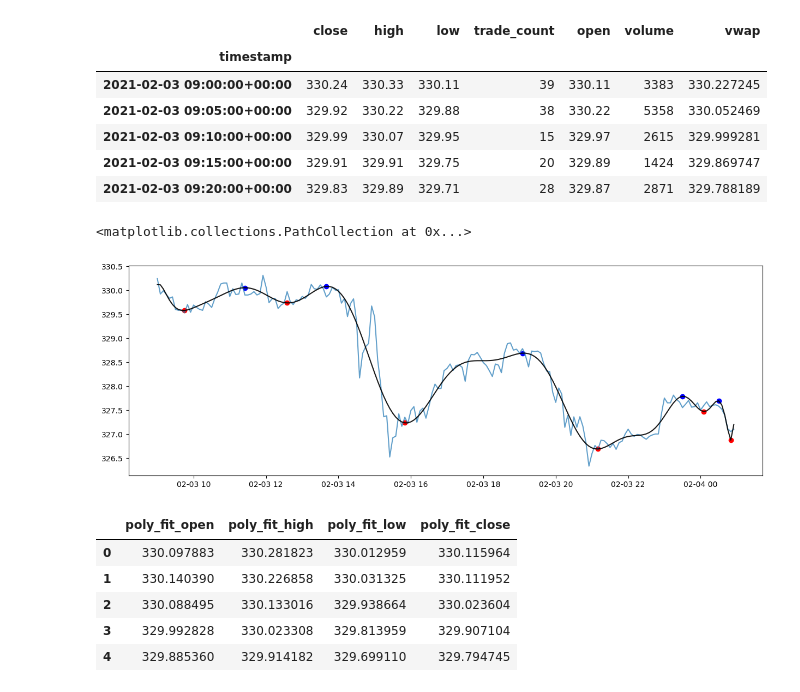
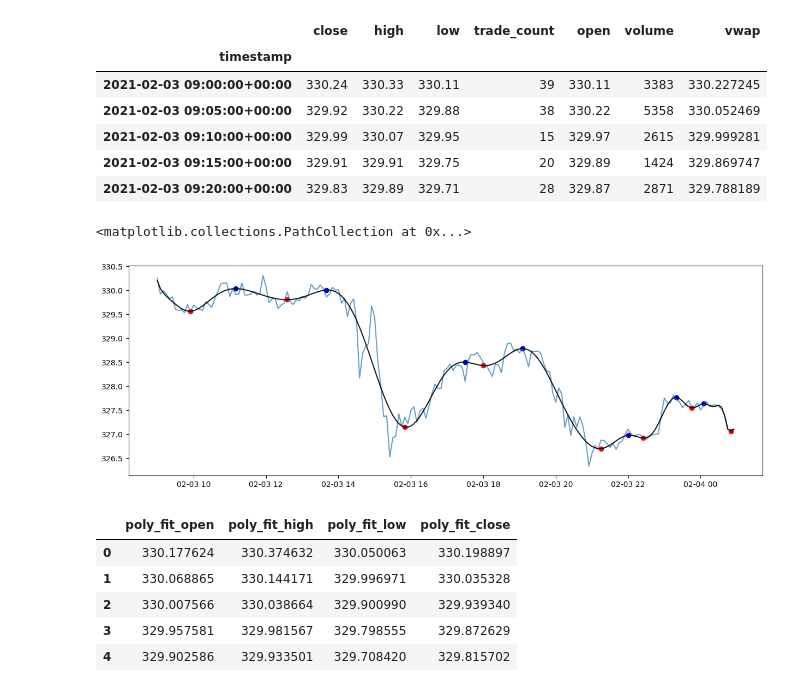
Before and after one commit to dahmadi/TheTrendIsYourFriend, a Jupyter notebook: TrendIsYourFriend_1.0.ipynb, the cells around one changed output. Drawn from its saved outputs; the diff is of its cells as text; code cells hidden in the pictures.

```diff
--- a/TrendIsYourFriend_1.0.ipynb
+++ b/TrendIsYourFriend_1.0.ipynb
@@ -131,7 +126,7 @@ x_data = np.arange(min_length)
 
 # Identify degree of polynomial, this can be adjuster at a later date if needed
 
-polynomial_degree = 25
+polynomial_degree = 75
 
 # Calculate the polynomial coefficients to fit the stock data (OHLC)
 
@@ -164,34 +159,34 @@ plt.plot(stock_data.index[:min_length], y_polynomial_close, '-', markersize=1.0,
 
 # Plot red dots at local minima and blue dots at local maxima
 
 plt.scatter(stock_data.index[local_poly_minima], y_polynomial_close[local_poly_minima], color='red', label='Local Minima')
 plt.scatter(stock_data.index[local_poly_maxima],y_polynomial_close[local_poly_maxima], color="blue", label = "Local Maxima")
 
 # # # Define parameters for double-bottom pattern detection
 # y_delta = 0.03  # Adjust as needed
 # threshold = lows.min() * 1.15
 
 # # Identify potential double-bottom patterns
 # # suspected_bottoms = []
 # # suspected_tops = []
 # # for index in local_poly_minima_df:
 # #    avg_price = lows.iloc[max(0, index - 5): min(len(lows), index + 5)].mean()
 # #    if lows.iloc[index] < threshold:
 # #        suspected_bottoms.append(index)
 
 # # # Plot the identified double-bottom patterns
 # # plt.figure(figsize=(15, 5))
 # # plt.plot(stock_data.index, lows, label='Low Prices', alpha=0.7)
 # # plt.scatter(stock_data.index[suspected_bottoms], lows.iloc[suspected_bottoms], color='green', label='Double Bottoms')
 # # plt.axhline(threshold, linestyle='--', color='blue', label='Threshold')
 # # plt.title('Identified Double-Bottom Patterns')
 # # plt.xlabel('Date')
 # # plt.ylabel('Low Prices')
 # # plt.legend()
 # # plt.show()
 # %% [output]
 <matplotlib.collections.PathCollection at 0x...>
-[figure, old version]
+[figure, new version]
 # %%
 # Convert the close price polynomial fit data into a dataframe
 # This is done for OHLC poly fit data
@@ -206,11 +201,11 @@ poly_df = poly_df.assign(poly_fit_close = y_polynomial_close)
 poly_df.head()
 # %% [output]
 |  | poly_fit_open | poly_fit_high | poly_fit_low | poly_fit_close |
-| 0 | 330.097883 | 330.281823 | 330.012959 | 330.115964 |
-| 1 | 330.140390 | 330.226858 | 330.031325 | 330.111952 |
-| 2 | 330.088495 | 330.133016 | 329.938664 | 330.023604 |
-| 3 | 329.992828 | 330.023308 | 329.813959 | 329.907104 |
-| 4 | 329.885360 | 329.914182 | 329.699110 | 329.794745 |
+| 0 | 330.177624 | 330.374632 | 330.050063 | 330.198897 |
+| 1 | 330.068865 | 330.144171 | 329.996971 | 330.035328 |
+| 2 | 330.007566 | 330.038664 | 329.900990 | 329.939340 |
+| 3 | 329.957581 | 329.981567 | 329.798555 | 329.872629 |
+| 4 | 329.902586 | 329.933501 | 329.708420 | 329.815702 |
 # %%
 # Reset the index of the original updated ticker dataframe to concat with the polynomial dataframe that does not include a timeseries
 # This will ensure that the indexed intergers of the ploynomial fit align with the time each data point corresponds to
```
Also changed, not shown: parts of 7 cells of this notebook.
